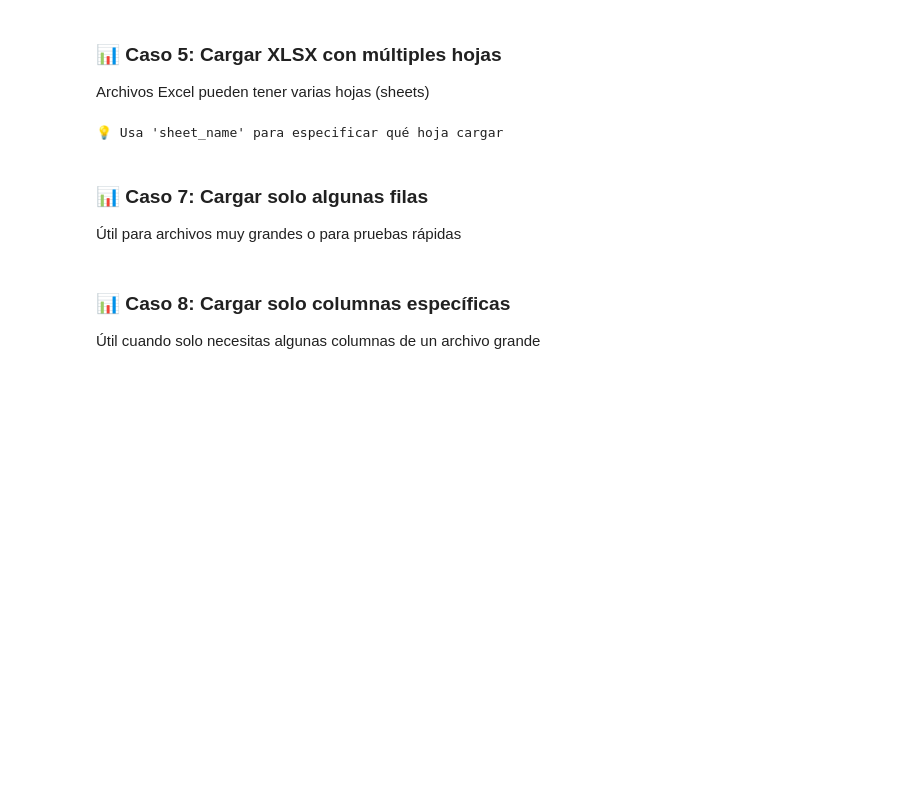
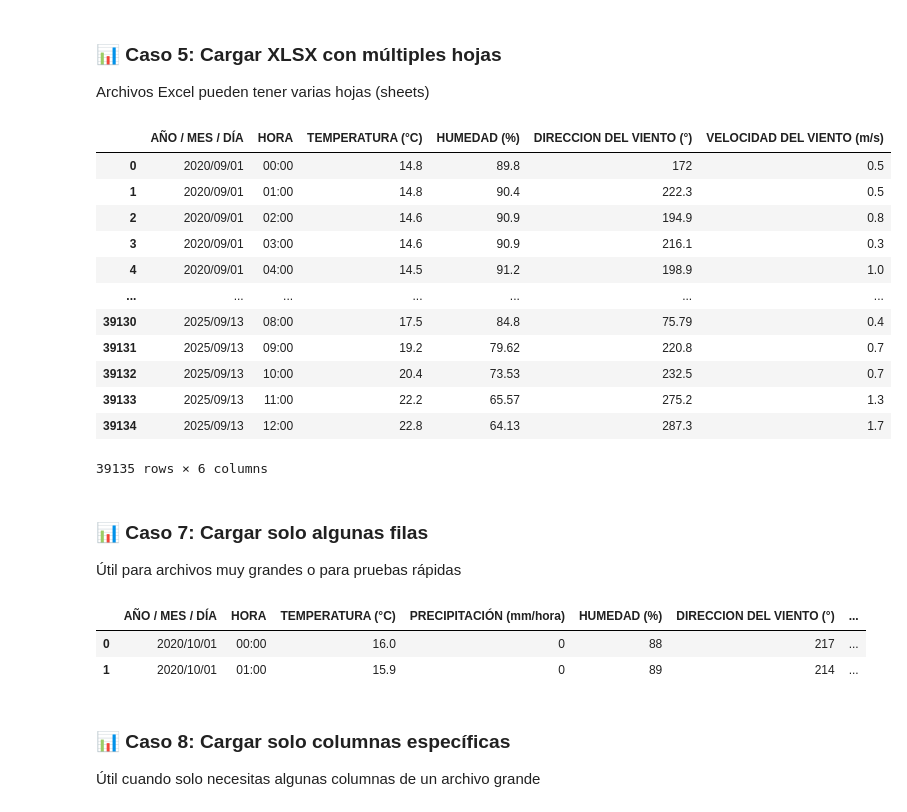
Before and after one commit to solitarioo1/CLaseextra, a Jupyter notebook: REPASO.ipynb, the cells around one changed output. Cells and saved outputs as stored; diff of their text form; code cells hidden in the pictures; blank space fills up the shorter version.

```diff
--- a/REPASO.ipynb
+++ b/REPASO.ipynb
@@ -118,31 +132,43 @@ Archivos Excel pueden tener varias hojas (sheets)
 # %%
 # Ver qué hojas tiene el archivo Excel
 # excel_file = pd.ExcelFile('senamhi_by_station.xlsx')
 # print("Hojas disponibles:", excel_file.sheet_names)
 
 # Cargar una hoja específica por nombre
-# df_hoja1 = pd.read_excel('senamhi_by_station.xlsx', sheet_name='Datos2024')
-
+# df_hoja1 = pd.read_excel('senamhi_by_station.xlsx', sheet_name='Campo_De_Marte_MET_EMA')
+# df_hoja1
 # Cargar una hoja específica por índice (0 = primera hoja)
-df_primera = pd.read_excel('senamhi_by_station.xlsx', sheet_name=0)
+df_primera = pd.read_excel('senamhi_by_station.xlsx', sheet_name=1)
 df_primera
 # df_segunda = pd.read_excel('senamhi_by_station.xlsx', sheet_name=1)
 
 # Cargar TODAS las hojas a la vez (devuelve un diccionario)
 # all_sheets = pd.read_excel('senamhi_by_station.xlsx', sheet_name=None)
 # df_hoja1 = all_sheets['NombreHoja1']
 # df_hoja2 = all_sheets['NombreHoja2']
 
-print("💡 Usa 'sheet_name' para especificar qué hoja cargar")
+# print("💡 Usa 'sheet_name' para especificar qué hoja cargar")
 # %% [output]
+|  | AÑO / MES / DÍA | HORA | TEMPERATURA (°C) | HUMEDAD (%) | DIRECCION DEL VIENTO (°) | VELOCIDAD DEL VIENTO (m/s) |
+| 0 | 2020/09/01 | 00:00 | 14.8 | 89.8 | 172 | 0.5 |
+| 1 | 2020/09/01 | 01:00 | 14.8 | 90.4 | 222.3 | 0.5 |
+| 2 | 2020/09/01 | 02:00 | 14.6 | 90.9 | 194.9 | 0.8 |
+| 3 | 2020/09/01 | 03:00 | 14.6 | 90.9 | 216.1 | 0.3 |
+| 4 | 2020/09/01 | 04:00 | 14.5 | 91.2 | 198.9 | 1.0 |
+| ... | ... | ... | ... | ... | ... | ... |
+| 39130 | 2025/09/13 | 08:00 | 17.5 | 84.8 | 75.79 | 0.4 |
+| 39131 | 2025/09/13 | 09:00 | 19.2 | 79.62 | 220.8 | 0.7 |
+| 39132 | 2025/09/13 | 10:00 | 20.4 | 73.53 | 232.5 | 0.7 |
+| 39133 | 2025/09/13 | 11:00 | 22.2 | 65.57 | 275.2 | 1.3 |
+| 39134 | 2025/09/13 | 12:00 | 22.8 | 64.13 | 287.3 | 1.7 |
-💡 Usa 'sheet_name' para especificar qué hoja cargar
+39135 rows × 6 columns
 # %% [markdown]
 ### 📊 Caso 7: Cargar solo algunas filas
 Útil para archivos muy grandes o para pruebas rápidas
 # %%
 # Cargar solo las primeras 100 filas
-df_sample = pd.read_excel('senamhi_by_station.xlsx', nrows=100)
-print(df_sample)
+df_sample = pd.read_excel('senamhi_by_station.xlsx', nrows=2)
+df_sample
 
 # Saltar las primeras 5 filas (útil si hay metadatos al inicio)
 # df_skip = pd.read_csv('archivo.csv', skiprows=5)
@@ -150,7 +176,11 @@ print(df_sample)
 # Saltar filas específicas (ejemplo: saltar filas 1, 3 y 5)
 # df_skip_specific = pd.read_csv('archivo.csv', skiprows=[1, 3, 5])
 
-print("💡 Usa 'nrows' para limitar filas, 'skiprows' para saltarlas")
+# print("💡 Usa 'nrows' para limitar filas, 'skiprows' para saltarlas")
+# %% [output]
+|  | AÑO / MES / DÍA | HORA | TEMPERATURA (°C) | PRECIPITACIÓN (mm/hora) | HUMEDAD (%) | DIRECCION DEL VIENTO (°) | ... |
+| 0 | 2020/10/01 | 00:00 | 16.0 | 0 | 88 | 217 | ... |
+| 1 | 2020/10/01 | 01:00 | 15.9 | 0 | 89 | 214 | ... |
 # %% [markdown]
 ### 📊 Caso 8: Cargar solo columnas específicas
 Útil cuando solo necesitas algunas columnas de un archivo grande
```
Also changed, not shown: parts of 23 cells of this notebook, 1 other file.
